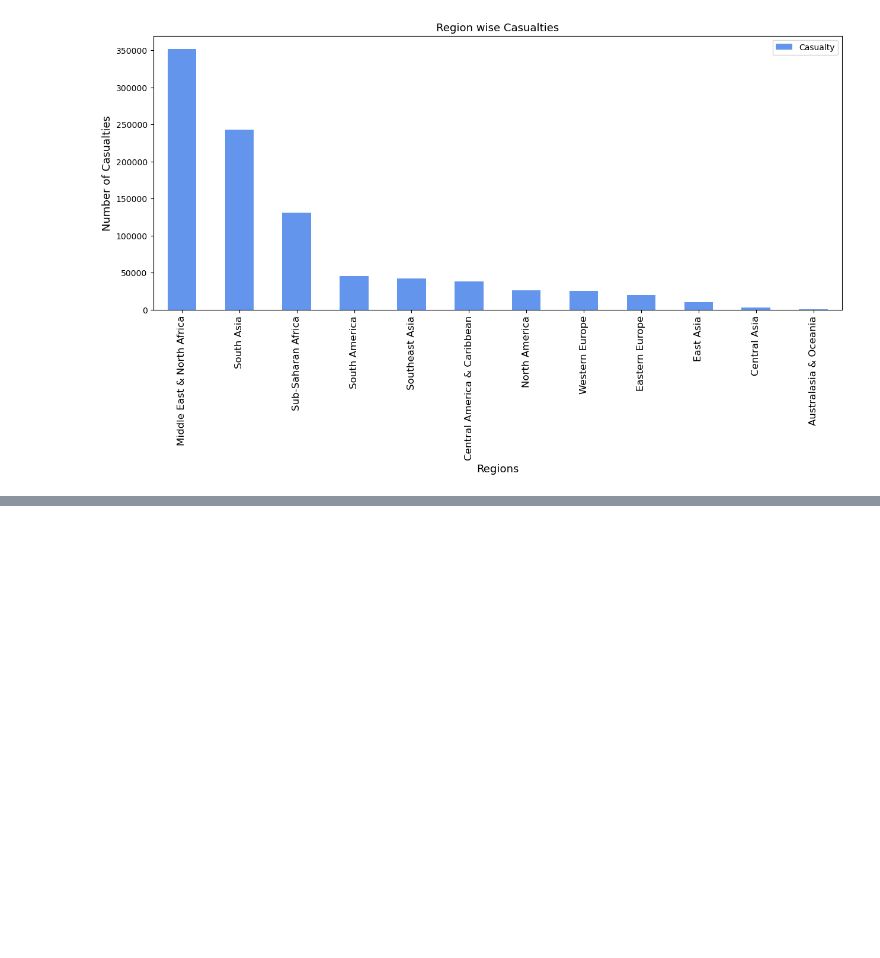
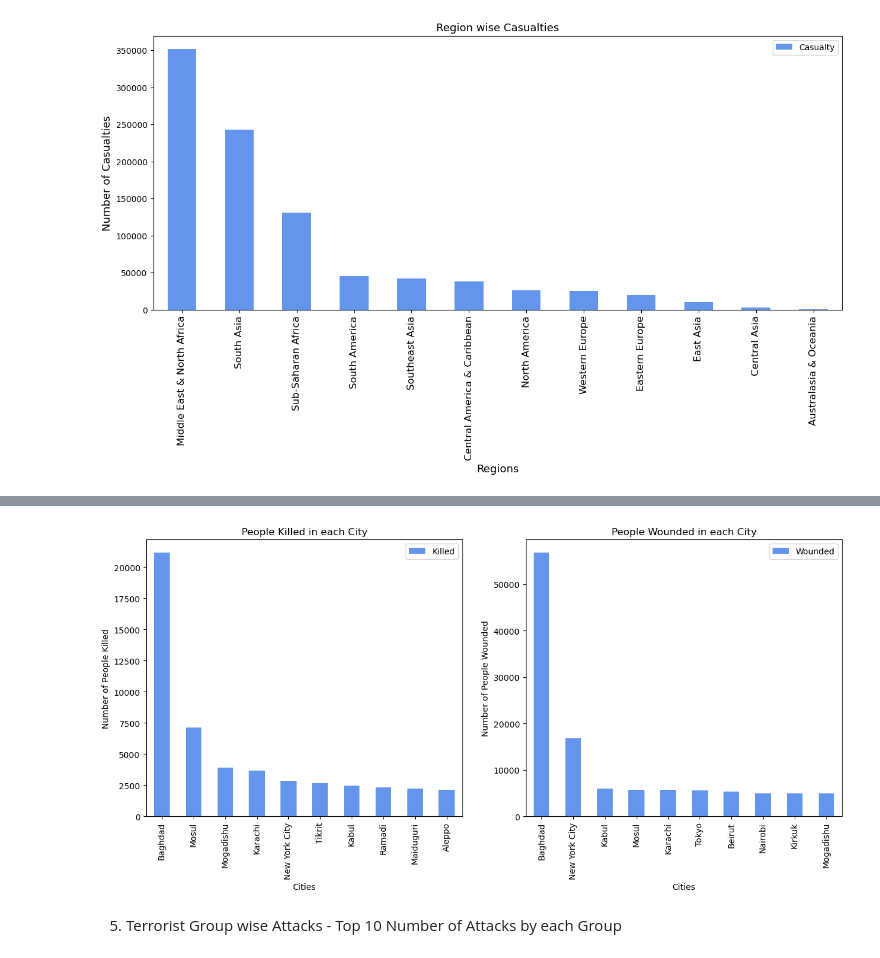
Before and after one commit to ominema12/LGMVIPTASK3, a Jupyter notebook: Task3.ipynb, the cells around one changed output, grey strips where cells are left out. Saved outputs shown, nothing was run; the diff lists cells and outputs as text; code cells hidden in the pictures; blank space fills up the shorter version.

```diff
--- a/Task3.ipynb
+++ b/Task3.ipynb
@@ -351,0 +528,3 @@ plt.show()
+# %%
+ck=df[["City","Killed"]].groupby("City").sum().sort_values(by="Killed",ascending=False).drop("Unknown")
+ck.head(10)
@@ -351,0 +544,3 @@ plt.show()
+# %%
+cw=df[["City","Wounded"]].groupby("City").sum().sort_values(by="Wounded",ascending=False).drop("Unknown")
+cw.head(10)
@@ -351,0 +560,23 @@ plt.show()
+# %%
+fig=plt.figure()
+ax0=fig.add_subplot(1,2,1)
+ax1=fig.add_subplot(1,2,2)
+
+#Killed
+ck[:10].plot(kind="bar",color="cornflowerblue",figsize=(15,6),ax=ax0)
+ax0.set_title("People Killed in each City")
+ax0.set_xlabel("Cities")
+ax0.set_ylabel("Number of People Killed")
+
+#Wounded
+cw[:10].plot(kind="bar",color="cornflowerblue",figsize=(15,6),ax=ax1)
+ax1.set_title("People Wounded in each City")
+ax1.set_xlabel("Cities")
+ax1.set_ylabel("Number of People Wounded")
+
+plt.show()
+# %% [output]
+[figure, added]
+# %% [markdown]
+5. Terrorist Group wise Attacks - Top 10
+Number of Attacks by each Group
```
Also changed, not shown: parts of 51 cells of this notebook.
